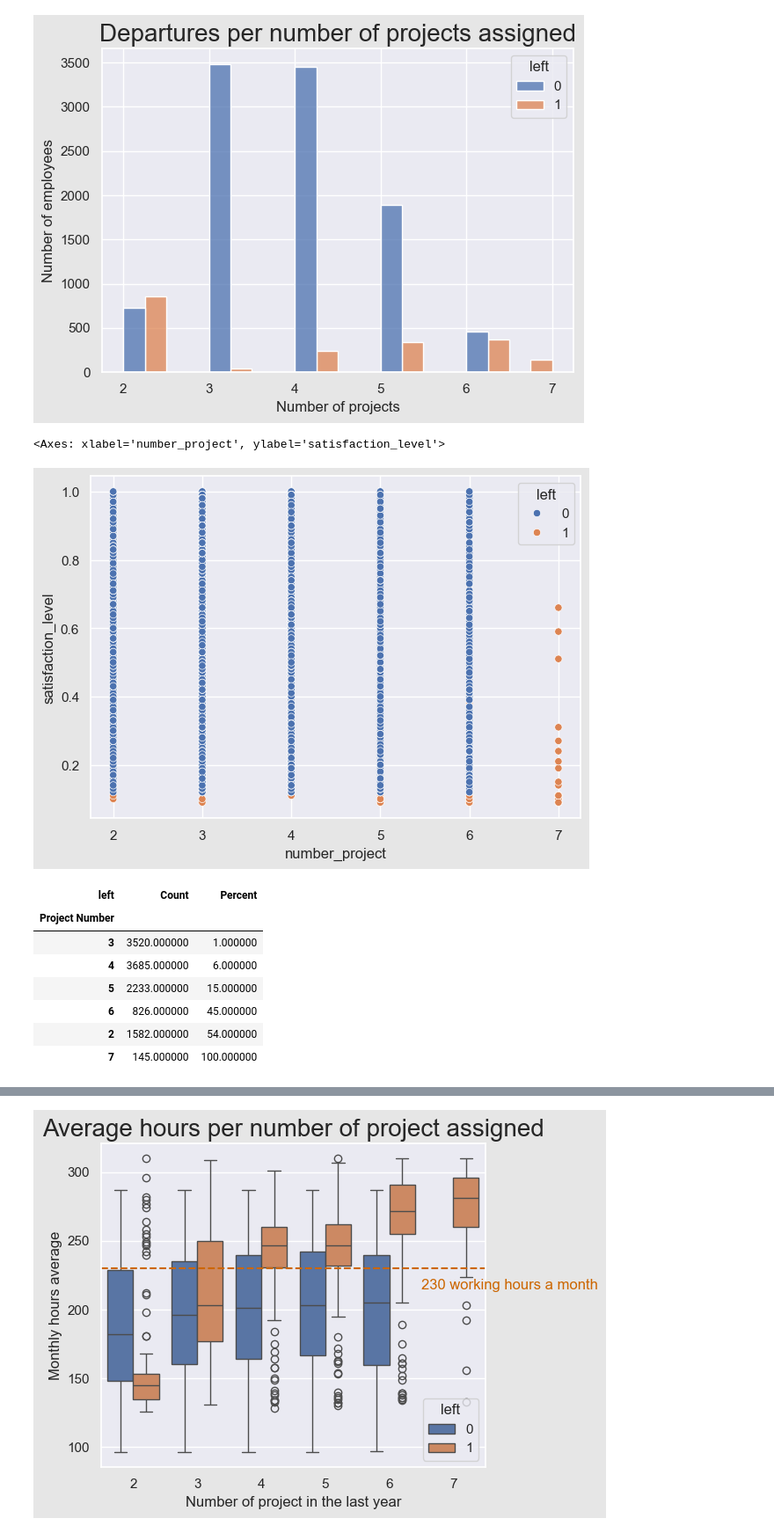
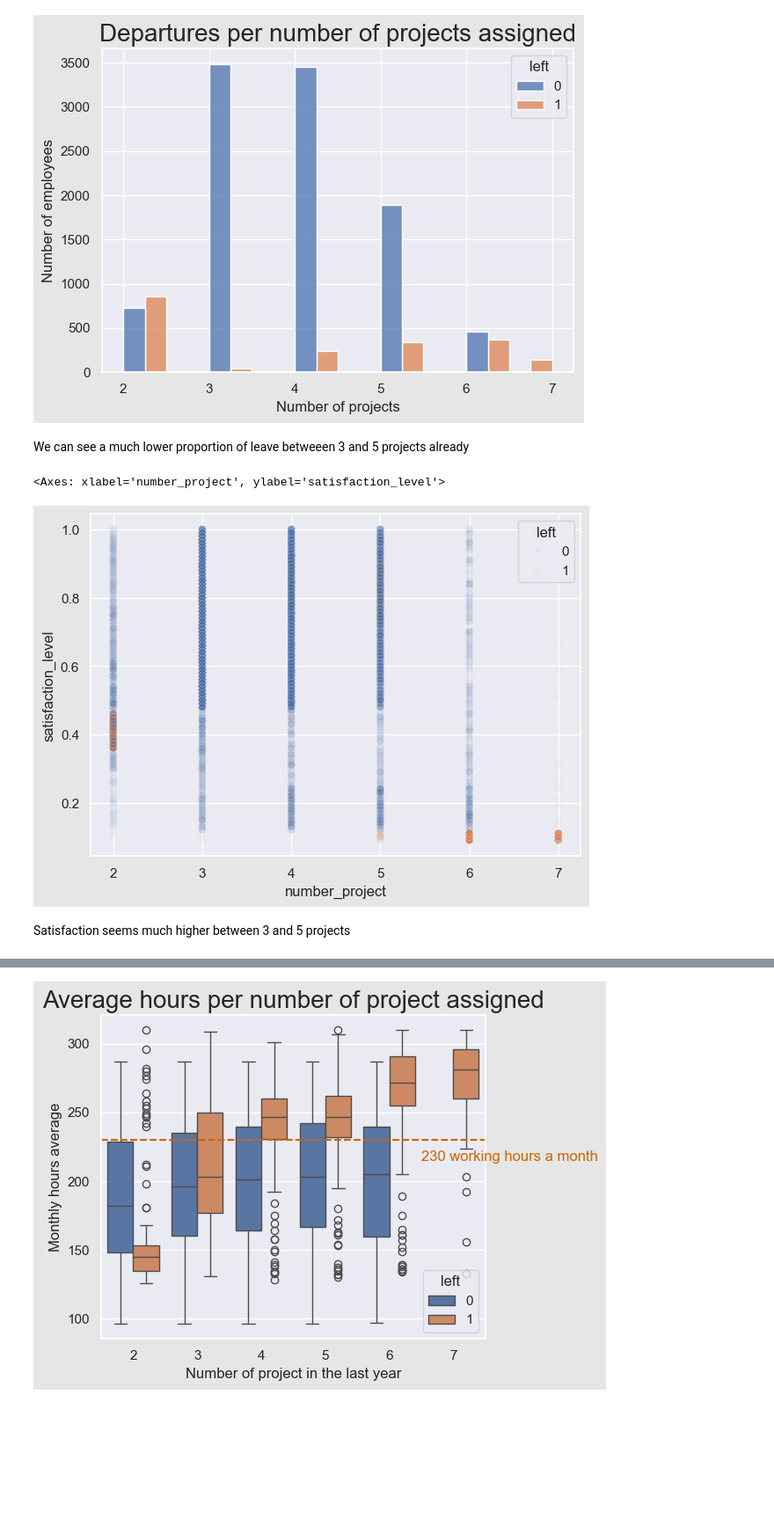
Before and after one commit to Max0513/Turn-over-analysis---Saliford-, a Jupyter notebook: Notebooks/data_cleanup.ipynb, the cells around one changed output, grey strips where cells are left out. Shown at 88% size. Drawn from its saved outputs; the diff is of its cells as text; code cells hidden in the pictures; blank space fills up the shorter version.

```diff
--- a/Notebooks/data_cleanup.ipynb
+++ b/Notebooks/data_cleanup.ipynb
@@ -10,5 +9,6 @@ import dataframe_image as dfi
 # %%
-path = 'C:/Users/max05/OneDrive/Bureau/DATA/_Portfolio/GCC_project/data/raw/'
+# Import Data
+path = '../data/raw/'
 data = pd.read_csv(path+'HR_comma_sep.csv')
 data.head(5)
 # %% [output]
@@ -631,9 +640,14 @@ plt.tight_layout()
 plt.savefig('../reports/figures/leave_per_number_project.png')
 # %% [output]
 [figure]
+# %% [markdown]
+We can see a much lower proportion of leave betweeen 3 and 5 projects already
 # %%
-sns.scatterplot(data=df1,y='satisfaction_level',x='number_project',hue='left')
+# Visualize the Satisfaction levels per number of projects
+sns.scatterplot(data=df1,y='satisfaction_level',x='number_project',hue='left',alpha = 0.03)
 # %% [output]
 <Axes: xlabel='number_project', ylabel='satisfaction_level'>
-[figure, old version]
+[figure, new version]
+# %% [markdown]
+Satisfaction seems much higher between 3 and 5 projects
 # %%
@@ -650,21 +666,2 @@ number_project_df = (
 number_project_df['percent_left'] = number_project_df[1]*100/(number_project_df[0]+number_project_df[1])
 number_project_df['count'] = number_project_df[1] + number_project_df[0]
-# %%
-table_num_project = (
-    round(number_project_df[['count','percent_left']],0)
-    .sort_values(by='percent_left',ascending=True)
-    .rename(columns={'count':'Count','percent_left':'Percent','number_project':'Project Number'})
-)
-table_num_project.index.name = 'Project Number'
-
-table_num_project = table_num_project.style
-table_num_project
-# %% [output]
-| left | Count | Percent |
-| Project Number |  |  |
-| 3 | 3520.000000 | 1.000000 |
-| 4 | 3685.000000 | 6.000000 |
-| 5 | 2233.000000 | 15.000000 |
-| 6 | 826.000000 | 45.000000 |
-| 2 | 1582.000000 | 54.000000 |
-| 7 | 145.000000 | 100.000000 |
```
Also changed, not shown: parts of 105 cells of this notebook, 3 other files.
